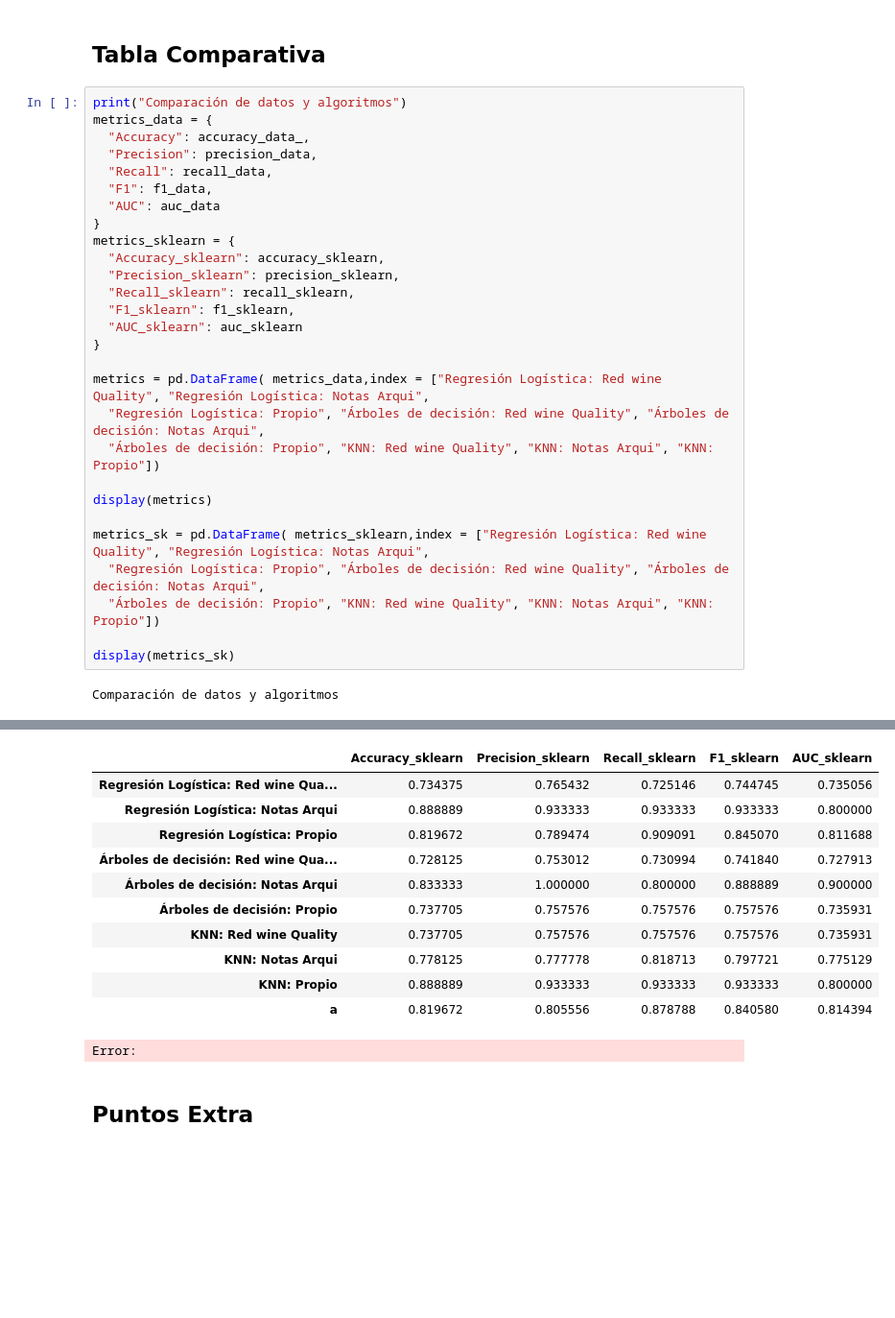
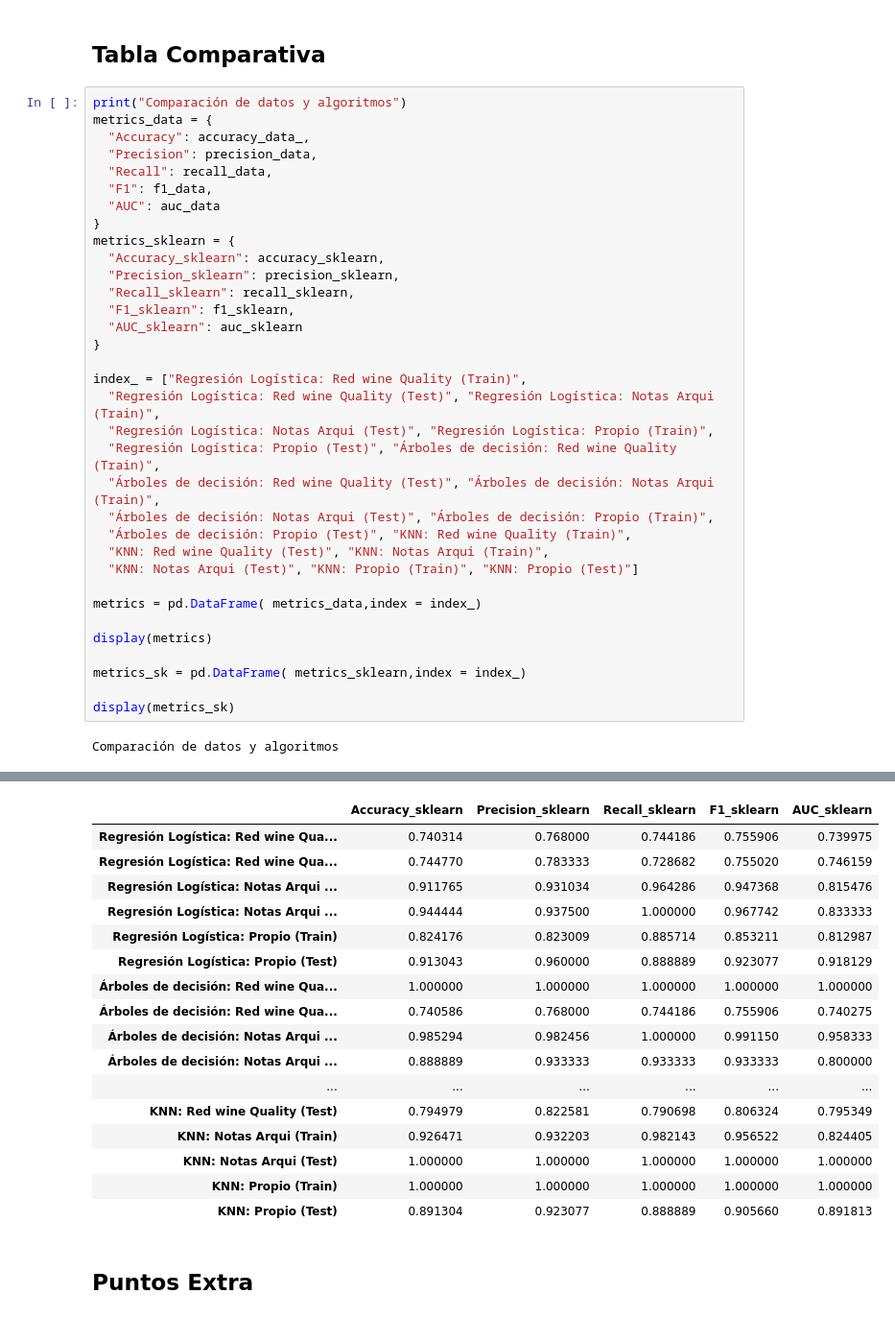
Before and after one commit to JulianCamacho/CE-5506-Reconocimiento-de-Patrones, a Jupyter notebook: Proyecto1/Proyecto1.ipynb, the cells around one changed output, grey strips where cells are left out. Shown at 96% size. Saved outputs shown, nothing was run; the diff lists cells and outputs as text; blank space fills up the shorter version.

```diff
--- a/Proyecto1/Proyecto1.ipynb
+++ b/Proyecto1/Proyecto1.ipynb
@@ -1155,15 +1247,21 @@ metrics_sklearn = {
   "AUC_sklearn": auc_sklearn
 }
 
-metrics = pd.DataFrame( metrics_data,index = ["Regresión Logística: Red wine Quality", "Regresión Logística: Notas Arqui",
-  "Regresión Logística: Propio", "Árboles de decisión: Red wine Quality", "Árboles de decisión: Notas Arqui",
-  "Árboles de decisión: Propio", "KNN: Red wine Quality", "KNN: Notas Arqui", "KNN: Propio"])
+index_ = ["Regresión Logística: Red wine Quality (Train)",
+  "Regresión Logística: Red wine Quality (Test)", "Regresión Logística: Notas Arqui (Train)",
+  "Regresión Logística: Notas Arqui (Test)", "Regresión Logística: Propio (Train)",
+  "Regresión Logística: Propio (Test)", "Árboles de decisión: Red wine Quality (Train)",
+  "Árboles de decisión: Red wine Quality (Test)", "Árboles de decisión: Notas Arqui (Train)",
+  "Árboles de decisión: Notas Arqui (Test)", "Árboles de decisión: Propio (Train)",
+  "Árboles de decisión: Propio (Test)", "KNN: Red wine Quality (Train)",
+  "KNN: Red wine Quality (Test)", "KNN: Notas Arqui (Train)",
+  "KNN: Notas Arqui (Test)", "KNN: Propio (Train)", "KNN: Propio (Test)"]
+
+metrics = pd.DataFrame( metrics_data,index = index_)
 
 display(metrics)
 
-metrics_sk = pd.DataFrame( metrics_sklearn,index = ["Regresión Logística: Red wine Quality", "Regresión Logística: Notas Arqui",
-  "Regresión Logística: Propio", "Árboles de decisión: Red wine Quality", "Árboles de decisión: Notas Arqui",
-  "Árboles de decisión: Propio", "KNN: Red wine Quality", "KNN: Notas Arqui", "KNN: Propio"])
+metrics_sk = pd.DataFrame( metrics_sklearn,index = index_)
 
 display(metrics_sk)
 # %% [output]
@@ -1181,15 +1286,20 @@ Comparación de datos y algoritmos
 |  | Accuracy_sklearn | Precision_sklearn | Recall_sklearn | F1_sklearn | AUC_sklearn |
-| Regresión Logística: Red wine Qua... | 0.734375 | 0.765432 | 0.725146 | 0.744745 | 0.735056 |
-| Regresión Logística: Notas Arqui | 0.888889 | 0.933333 | 0.933333 | 0.933333 | 0.800000 |
-| Regresión Logística: Propio | 0.819672 | 0.789474 | 0.909091 | 0.845070 | 0.811688 |
-| Árboles de decisión: Red wine Qua... | 0.728125 | 0.753012 | 0.730994 | 0.741840 | 0.727913 |
-| Árboles de decisión: Notas Arqui | 0.833333 | 1.000000 | 0.800000 | 0.888889 | 0.900000 |
-| Árboles de decisión: Propio | 0.737705 | 0.757576 | 0.757576 | 0.757576 | 0.735931 |
-| KNN: Red wine Quality | 0.737705 | 0.757576 | 0.757576 | 0.757576 | 0.735931 |
-| KNN: Notas Arqui | 0.778125 | 0.777778 | 0.818713 | 0.797721 | 0.775129 |
-| KNN: Propio | 0.888889 | 0.933333 | 0.933333 | 0.933333 | 0.800000 |
-| a | 0.819672 | 0.805556 | 0.878788 | 0.840580 | 0.814394 |
+| Regresión Logística: Red wine Qua... | 0.740314 | 0.768000 | 0.744186 | 0.755906 | 0.739975 |
+| Regresión Logística: Red wine Qua... | 0.744770 | 0.783333 | 0.728682 | 0.755020 | 0.746159 |
+| Regresión Logística: Notas Arqui ... | 0.911765 | 0.931034 | 0.964286 | 0.947368 | 0.815476 |
+| Regresión Logística: Notas Arqui ... | 0.944444 | 0.937500 | 1.000000 | 0.967742 | 0.833333 |
+| Regresión Logística: Propio (Train) | 0.824176 | 0.823009 | 0.885714 | 0.853211 | 0.812987 |
+| Regresión Logística: Propio (Test) | 0.913043 | 0.960000 | 0.888889 | 0.923077 | 0.918129 |
+| Árboles de decisión: Red wine Qua... | 1.000000 | 1.000000 | 1.000000 | 1.000000 | 1.000000 |
+| Árboles de decisión: Red wine Qua... | 0.740586 | 0.768000 | 0.744186 | 0.755906 | 0.740275 |
+| Árboles de decisión: Notas Arqui ... | 0.985294 | 0.982456 | 1.000000 | 0.991150 | 0.958333 |
+| Árboles de decisión: Notas Arqui ... | 0.888889 | 0.933333 | 0.933333 | 0.933333 | 0.800000 |
+| ... | ... | ... | ... | ... | ... |
+| KNN: Red wine Quality (Test) | 0.794979 | 0.822581 | 0.790698 | 0.806324 | 0.795349 |
+| KNN: Notas Arqui (Train) | 0.926471 | 0.932203 | 0.982143 | 0.956522 | 0.824405 |
+| KNN: Notas Arqui (Test) | 1.000000 | 1.000000 | 1.000000 | 1.000000 | 1.000000 |
+| KNN: Propio (Train) | 1.000000 | 1.000000 | 1.000000 | 1.000000 | 1.000000 |
+| KNN: Propio (Test) | 0.891304 | 0.923077 | 0.888889 | 0.905660 | 0.891813 |
-Error:
 # %% [markdown]
 ## Puntos Extra
 # %%
```
Also changed, not shown: parts of 17 cells of this notebook.
